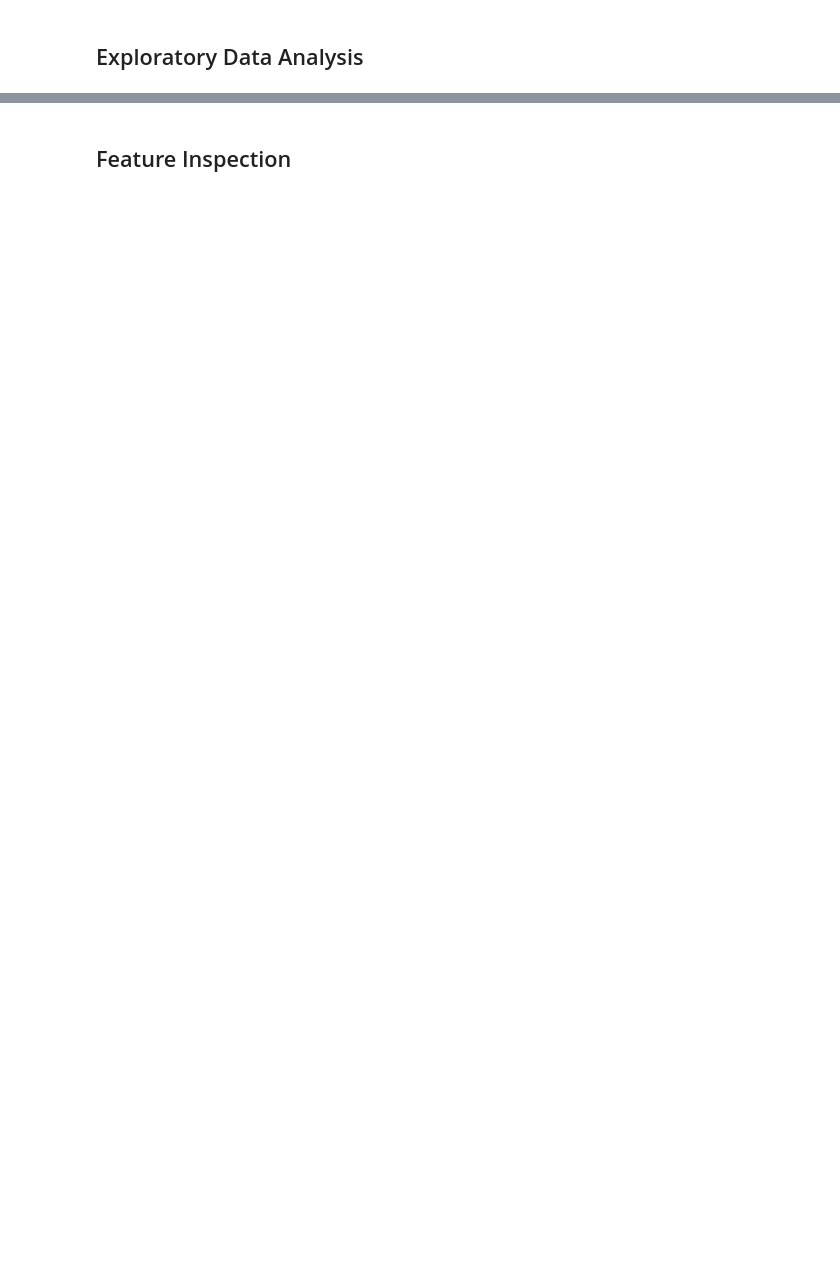
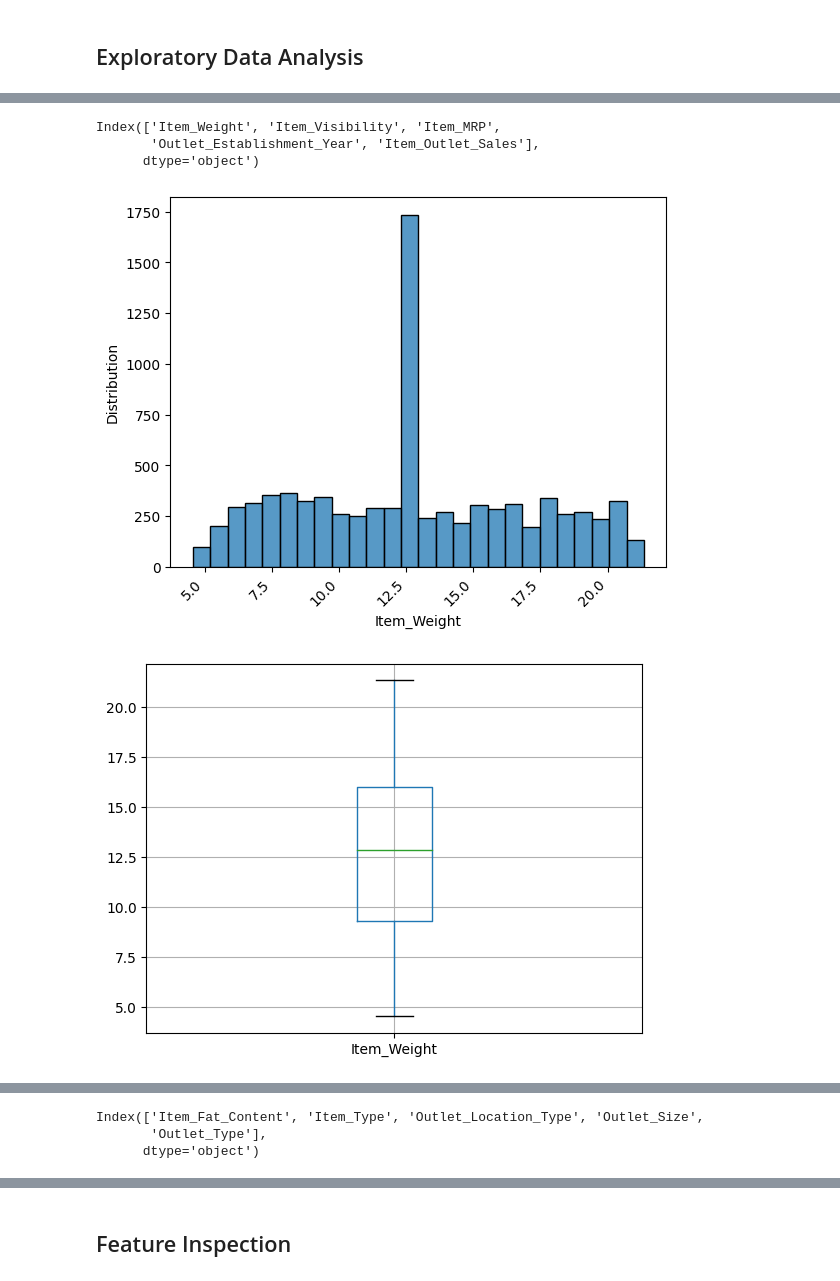
Before and after one commit to MariemShn/Prediction-of-Product-Sales, a Jupyter notebook: Prediction_of_Product_Sales.ipynb, the cells around one changed output, grey strips where cells are left out. Cells and saved outputs as stored; diff of their text form; code cells hidden in the pictures; blank space fills up the shorter version.

```diff
--- a/Prediction_of_Product_Sales.ipynb
+++ b/Prediction_of_Product_Sales.ipynb
@@ -243,0 +276,19 @@ df[num_columns].describe()
+# %%
+num_col = df.select_dtypes("number").columns
+num_col
+# %% [output]
+Index(['Item_Weight', 'Item_Visibility', 'Item_MRP',
+       'Outlet_Establishment_Year', 'Item_Outlet_Sales'],
+      dtype='object')
+# %%
+for num in num_col:
+  ax = sns.histplot(data=df, x=num)
+  ax.set_xticklabels(ax.get_xticklabels(), rotation=45, ha='right')
+  ax.set_ylabel('Distribution')
+  plt.show();
+  print('\n')
+  ax2 = df.boxplot(column =num)
+  plt.show();
+# %% [output]
+[figure, added]
+[figure, added]
@@ -243,0 +303,7 @@ df[num_columns].describe()
+# %%
+cat_col = df.select_dtypes("object").columns.difference(['Item_Identifier', 'Outlet_Identifier'])
+cat_col
+# %% [output]
+Index(['Item_Fat_Content', 'Item_Type', 'Outlet_Location_Type', 'Outlet_Size',
+       'Outlet_Type'],
+      dtype='object')
```
Also changed, not shown: parts of 9 cells of this notebook.
